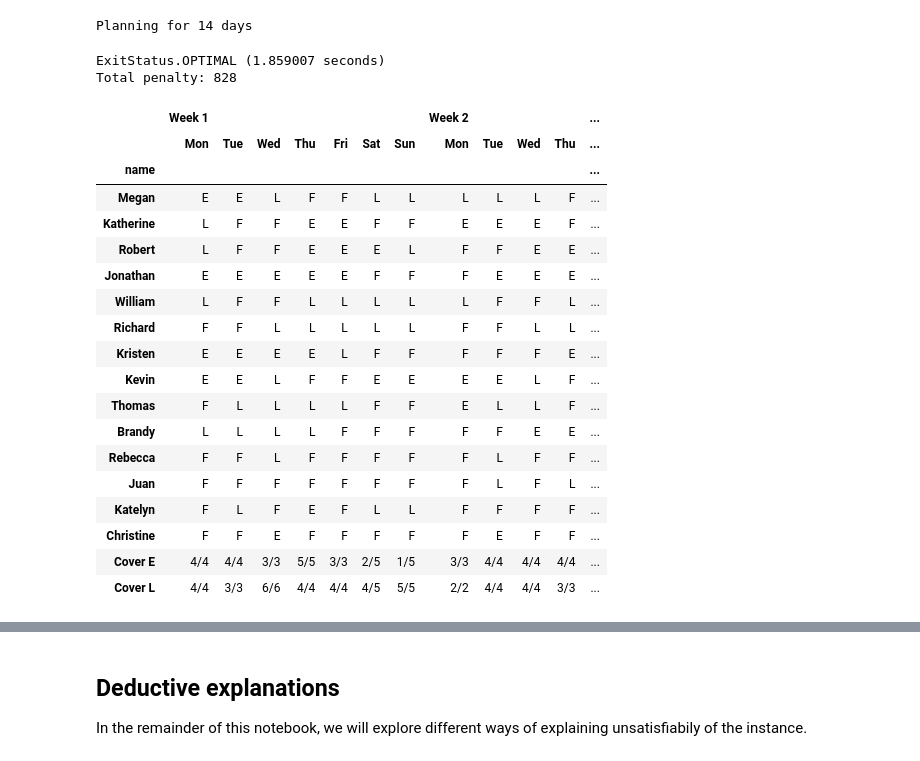
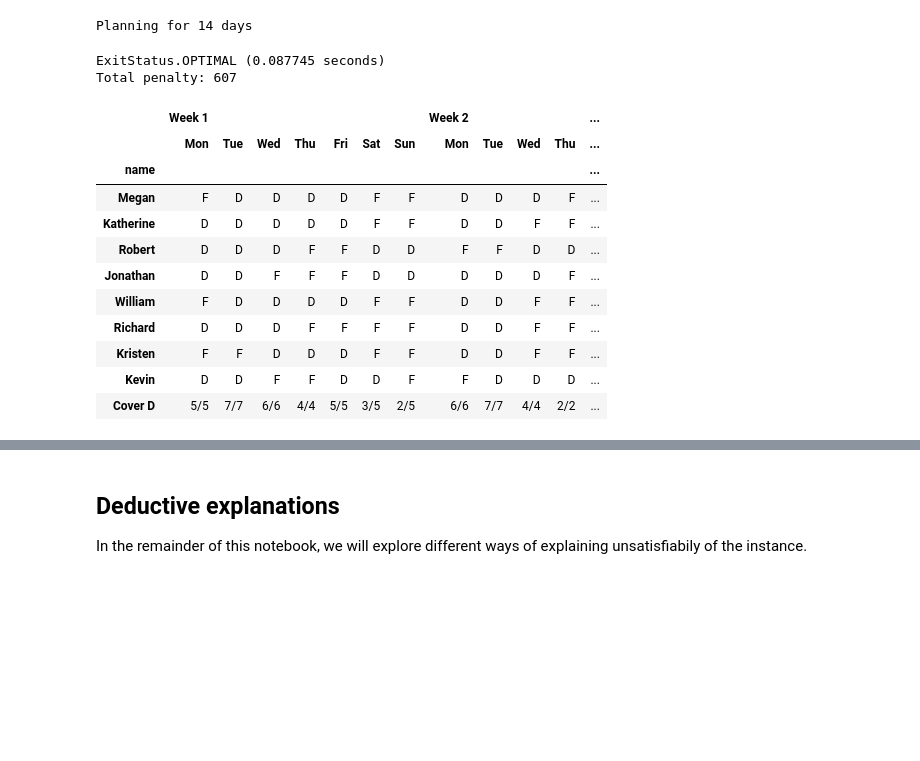
Before and after one commit to CPMpy/XCP-explain, a Jupyter notebook: hands_on_sat.ipynb, the cells around one changed output, grey strips where cells are left out. Saved outputs shown, nothing was run; the diff lists cells and outputs as text; code cells hidden in the pictures; blank space fills up the shorter version.

```diff
--- a/hands_on_sat.ipynb
+++ b/hands_on_sat.ipynb
@@ -1,3 +1,16 @@
+# %%
+# # code required to run on a fresh install or in google colab
+# ! git clone https://github.com/CPMpy/XCP-explain.git /tmp/XCP-explain
+# ! cd XCP-explain && git checkout ecai24
+# ! pip install -r XCP-explain/requirements.txt
+# ! pip install cpmpy
+
+# # add XCP-explain to the Python path
+# import sys
+# root = "/tmp/XCP-explain"
+# if root not in sys.path:
+#     sys.path.insert(0, root)
+root= "."
 # %%
 %load_ext autoreload
 %autoreload 2
@@ -37,7 +50,7 @@ Trim model to minimal set of constraints
 
 ... minimize cognitive burden for user
 # %%
-instance = "Benchmarks/Instance2.txt"
+instance = os.path.join(root,"Benchmarks/Instance1.txt")
 data = get_data(instance)
 factory = NurseSchedulingFactory(data)
 # %% [markdown]
@@ -69,34 +74,26 @@ import random
 # %%
 model, nurse_view = factory.get_optimization_model()
-random.shuffle(model.constraints)
 assert model.solve(solver="ortools") # you can try different solvers here!
 
 
 print(model.status())
 print("Total penalty:", model.objective_value())
 visualize(nurse_view.value(), factory)
 # %% [output]
-ExitStatus.OPTIMAL (1.859007 seconds)
-Total penalty: 828
+ExitStatus.OPTIMAL (0.087745 seconds)
+Total penalty: 607
 |  | Week 1 |  |  |  |  |  |  | Week 2 |  |  |  | ... |
 |  | Mon | Tue | Wed | Thu | Fri | Sat | Sun | Mon | Tue | Wed | Thu | ... |
 | name |  |  |  |  |  |  |  |  |  |  |  | ... |
-| Megan | E | E | L | F | F | L | L | L | L | L | F | ... |
-| Katherine | L | F | F | E | E | F | F | E | E | E | F | ... |
-| Robert | L | F | F | E | E | E | L | F | F | E | E | ... |
-| Jonathan | E | E | E | E | E | F | F | F | E | E | E | ... |
-| William | L | F | F | L | L | L | L | L | F | F | L | ... |
-| Richard | F | F | L | L | L | L | L | F | F | L | L | ... |
-| Kristen | E | E | E | E | L | F | F | F | F | F | E | ... |
-| Kevin | E | E | L | F | F | E | E | E | E | L | F | ... |
-| Thomas | F | L | L | L | L | F | F | E | L | L | F | ... |
-| Brandy | L | L | L | L | F | F | F | F | F | E | E | ... |
-| Rebecca | F | F | L | F | F | F | F | F | L | F | F | ... |
-| Juan | F | F | F | F | F | F | F | F | L | F | L | ... |
-| Katelyn | F | L | F | E | F | L | L | F | F | F | F | ... |
-| Christine | F | F | E | F | F | F | F | F | E | F | F | ... |
-| Cover E | 4/4 | 4/4 | 3/3 | 5/5 | 3/3 | 2/5 | 1/5 | 3/3 | 4/4 | 4/4 | 4/4 | ... |
-| Cover L | 4/4 | 3/3 | 6/6 | 4/4 | 4/4 | 4/5 | 5/5 | 2/2 | 4/4 | 4/4 | 3/3 | ... |
+| Megan | F | D | D | D | D | F | F | D | D | D | F | ... |
+| Katherine | D | D | D | D | D | F | F | D | D | F | F | ... |
+| Robert | D | D | D | F | F | D | D | F | F | D | D | ... |
+| Jonathan | D | D | F | F | F | D | D | D | D | D | F | ... |
+| William | F | D | D | D | D | F | F | D | D | F | F | ... |
+| Richard | D | D | D | F | F | F | F | D | D | F | F | ... |
+| Kristen | F | F | D | D | D | F | F | D | D | F | F | ... |
+| Kevin | D | D | F | F | D | D | F | F | D | D | D | ... |
+| Cover D | 5/5 | 7/7 | 6/6 | 4/4 | 5/5 | 3/5 | 2/5 | 6/6 | 7/7 | 4/4 | 2/2 | ... |
 # %%
 requests, _ = factory.shift_on_requests(formulation="hard")
 
```
Also changed, not shown: parts of 16 cells of this notebook.
